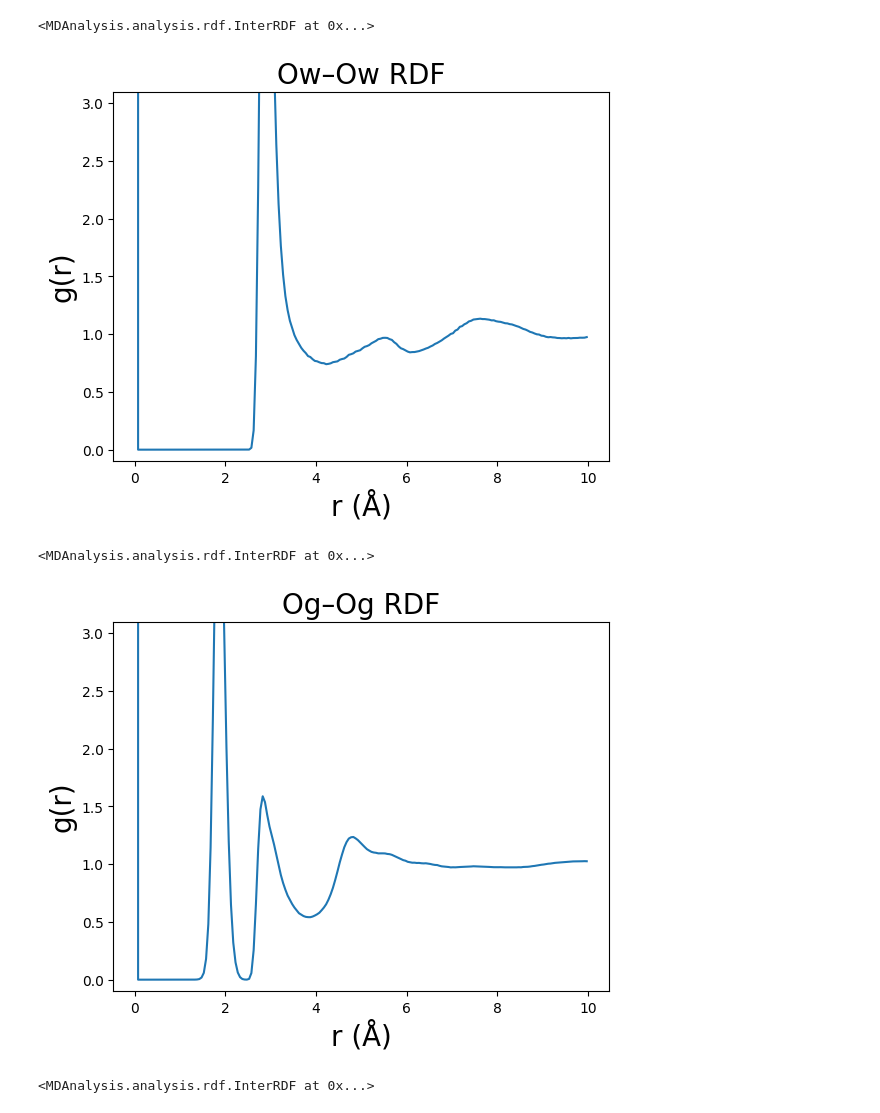
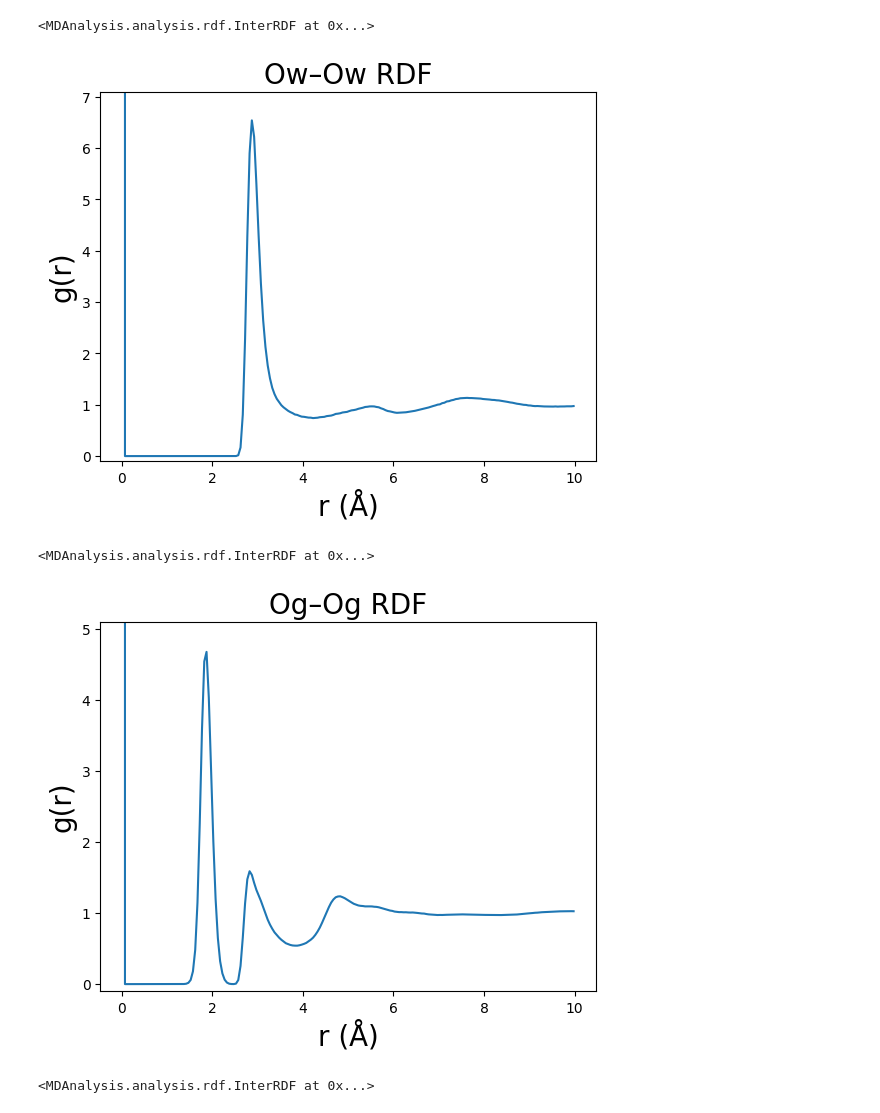
Before and after one commit to uwgsgordon4/1-1-Supercooled-Water-Glycerol-System-UWG, a Jupyter notebook: Analysis/lammps_analysis_2ns.ipynb, the cells around one changed output. Drawn from its saved outputs; the diff is of its cells as text; code cells hidden in the pictures.

Commit message:
Added and updated figures and analysis

```diff
--- a/Analysis/lammps_analysis_2ns.ipynb
+++ b/Analysis/lammps_analysis_2ns.ipynb
@@ -64,11 +65,11 @@ plt.plot(rdf_OwOw.results.bins, rdf_OwOw.results.rdf)
 plt.xlabel("r (Å)", fontsize=20)
 plt.ylabel("g(r)", fontsize=20)
 plt.title("Ow–Ow RDF", fontsize=20)
-plt.ylim(-0.1, 3.1)
+plt.ylim(-0.1, 7.1)
 plt.savefig("figures/2ns/OwOw-rdf.png", format="png", )
 plt.show()
 # %% [output]
-[figure, old version]
+[figure, new version]
 # %%
 #Radial Distribution Function - glycerol oxygens
 rdf_OgOg = rdf.InterRDF(Og, Og, range=(0, 10), nbins=200)
@@ -80,13 +82,13 @@ rdf_OgOg.run()
 # %%
 plt.plot(rdf_OgOg.results.bins, rdf_OgOg.results.rdf)
 plt.xlabel("r (Å)", fontsize=20)
 plt.ylabel("g(r)", fontsize=20)
 plt.title("Og–Og RDF", fontsize=20)
-plt.ylim(-0.1, 3.1)
+plt.ylim(-0.1, 5.1)
 plt.savefig("figures/2ns/OgOg-rdf.png", format="png", )
 plt.show()
 # %% [output]
-[figure, old version]
+[figure, new version]
 # %%
 #Radial Distribution Function - water to glycerol oxygens
 rdf_OwOg = rdf.InterRDF(Ow, Og, range=(0, 10), nbins=200)
```
Also changed, not shown: parts of 34 cells of this notebook, 28 other files.
